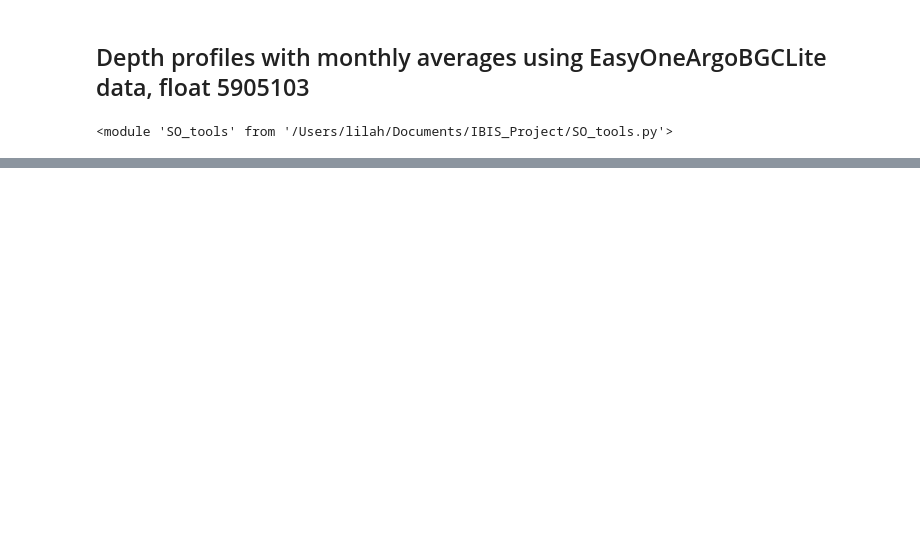
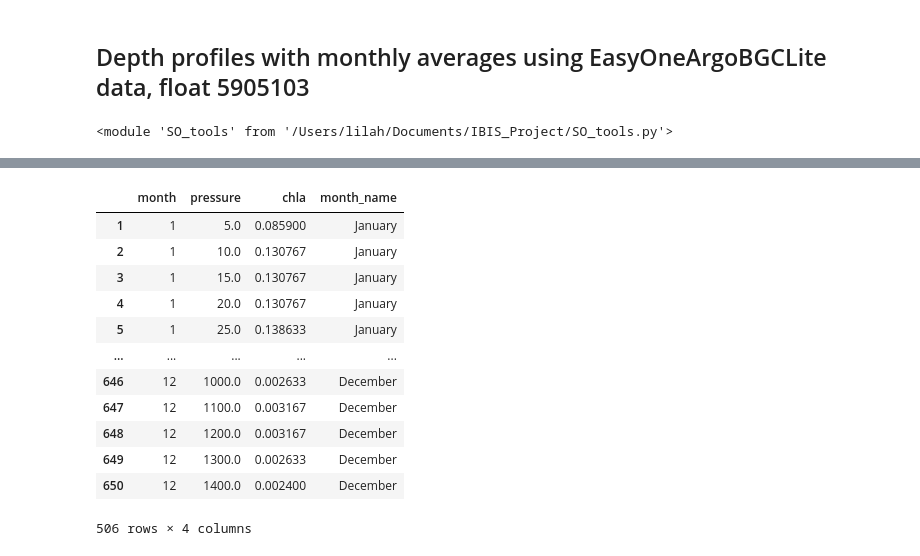
Before and after one commit to Lilah-Asalie/IBIS_Project, a Jupyter notebook: New_Depth_Profiles.ipynb, the cells around one changed output, grey strips where cells are left out. Drawn from its saved outputs; the diff is of its cells as text; code cells hidden in the pictures; blank space fills up the shorter version.

```diff
--- a/New_Depth_Profiles.ipynb
+++ b/New_Depth_Profiles.ipynb
@@ -81,0 +87,16 @@ print(df_plot)
+# %%
+df_6
+# %% [output]
+|  | month | pressure | chla | month_name |
+| 1 | 1 | 5.0 | 0.085900 | January |
+| 2 | 1 | 10.0 | 0.130767 | January |
+| 3 | 1 | 15.0 | 0.130767 | January |
+| 4 | 1 | 20.0 | 0.130767 | January |
+| 5 | 1 | 25.0 | 0.138633 | January |
+| ... | ... | ... | ... | ... |
+| 646 | 12 | 1000.0 | 0.002633 | December |
+| 647 | 12 | 1100.0 | 0.003167 | December |
+| 648 | 12 | 1200.0 | 0.003167 | December |
+| 649 | 12 | 1300.0 | 0.002633 | December |
+| 650 | 12 | 1400.0 | 0.002400 | December |
+506 rows × 4 columns
```
Also changed, not shown: parts of 11 cells of this notebook, 4 other files.
